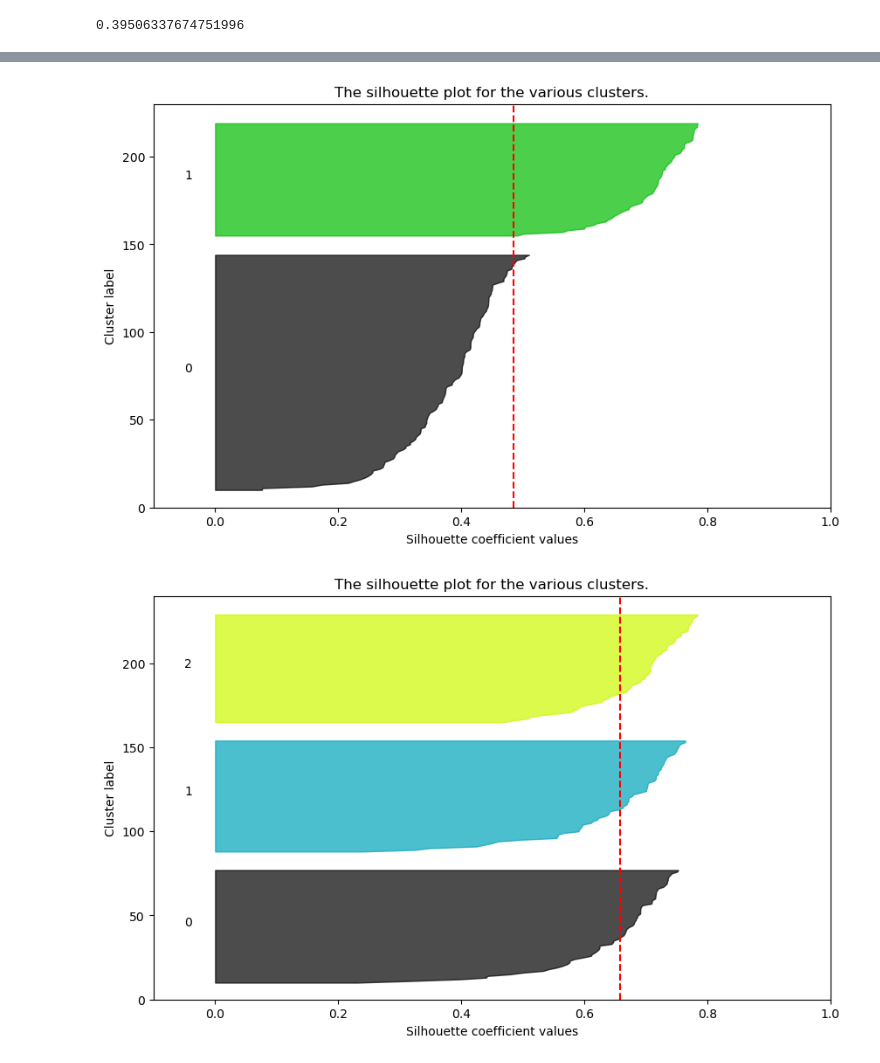
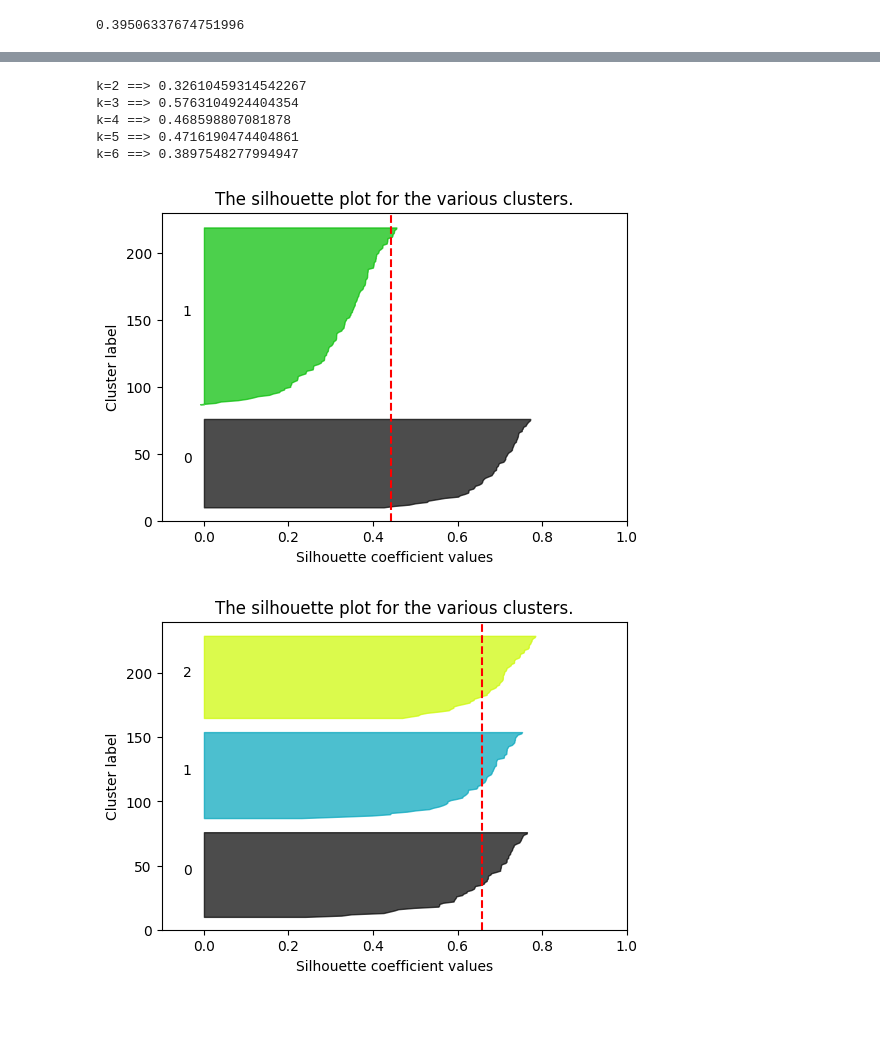
Before and after one commit to jimmynkim/MS_MachineLearning, a Jupyter notebook: 06_군집화_기본/06_군집화_실습.ipynb, the cells around one changed output, grey strips where cells are left out. Cells and saved outputs as stored; diff of their text form; code cells hidden in the pictures; blank space fills up the shorter version.

```diff
--- a/06_군집화_기본/06_군집화_실습.ipynb
+++ b/06_군집화_기본/06_군집화_실습.ipynb
@@ -97,6 +252,8 @@ array([2, 0, 0, 2, 0, 2, 1, 1, 0, 2, 0, 2, 0, 0, 0, 2, 1, 1, 0, 2, 2, 1,
 # --------------------
 # 데이터프레임에 군집화 결과인 cluster 컬럼 추가
 # --------------------
+X_scaled['cluster'] = cluster
+X_scaled.head(3)
 # %% [output]
 |  | feature1 | feature2 | cluster |
 | 0 | -1.226105 | 0.541123 | 2 |
@@ -144,0 +352,7 @@ array([[ 0.30639353,  1.03324875],
+# %%
+inertia = []
+for n in range(2,7):
+    km = KMeans(n_clusters=n, random_state=42)
+    km.fit(X_scaled)
+    print(km.inertia_)
+    inertia.append(km.inertia_)
@@ -166,0 +386,7 @@ array([[ 0.30639353,  1.03324875],
+# %%
+# ----------------
+# 개별 실루엣 계수
+# ----------------
+from sklearn.metrics import silhouette_samples
+X_scaled['silhouette'] = silhouette_samples(features, km.labels_)
+X_scaled.head()
@@ -197,8 +426,27 @@ k=6 ==> 0.3897548277994947
+# %%
+# ------------------
+# 최적의 실루엣 찾기
+# ------------------
+for k in range(2,7):
+    km = KMeans(n_clusters=k, random_state=42)
+    km.fit(X_scaled)
+    score = silhouette_score(features, km.labels_)
+    print(f'k={k} ==> {score}')
+# %% [output]
+k=2 ==> 0.32610459314542267
+k=3 ==> 0.5763104924404354
+k=4 ==> 0.468598807081878
+k=5 ==> 0.4716190474404861
+k=6 ==> 0.3897548277994947
 # %%
 # ------------------
 # 실루엣 그래프
 #  - 각 군집 내에서 실루엣 계수를 정렬하여 순서대로 그린 그래프
 # ------------------
+import silhouette_analysis as s
+
+for k in range(2,7):
+    s.silhouette_plot(X_scaled, k)
 # %% [output]
-[figure, old version]
+[figure, new version]
-[figure, old version]
+[figure, new version]
```
Also changed, not shown: parts of 34 cells of this notebook, 1 other file.
